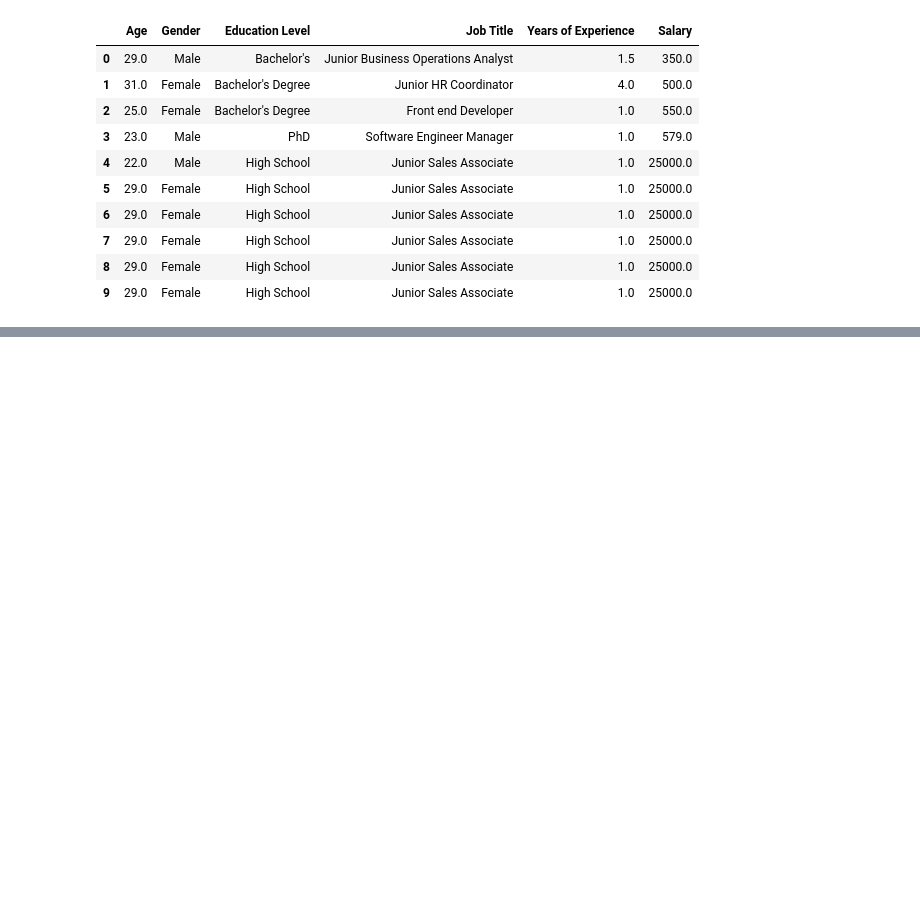
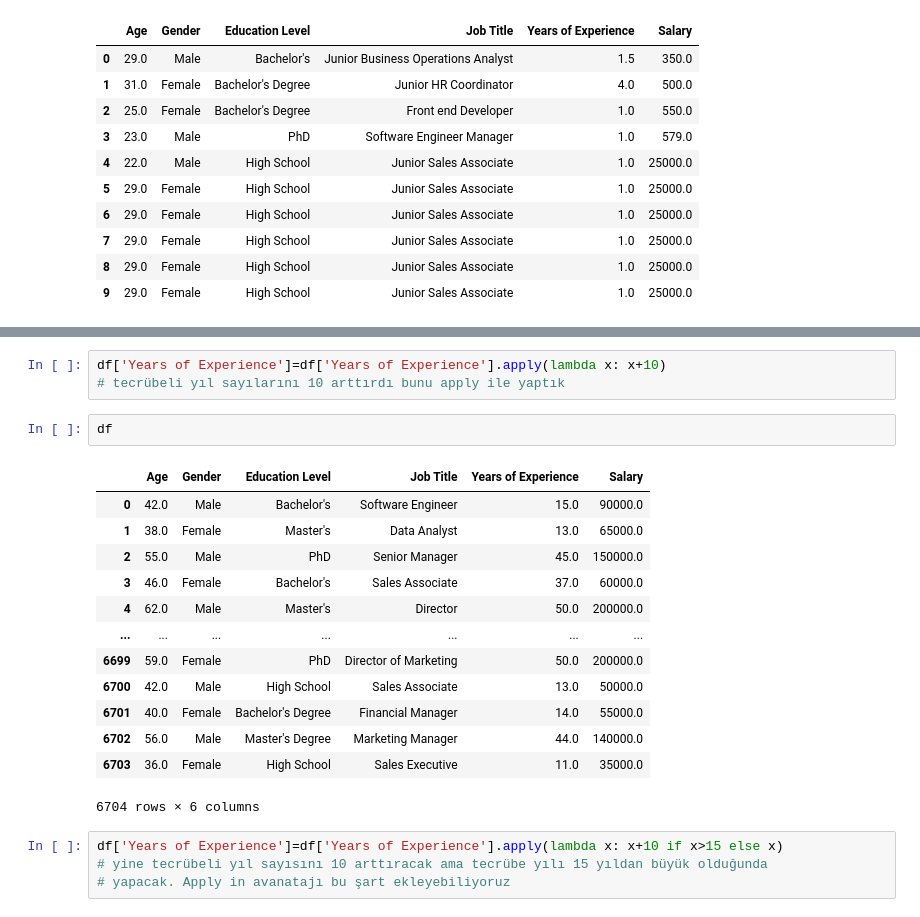
Before and after one commit to aysenuradnrr/Veri-Analizi-E-itimi, a Jupyter notebook: Untitled.ipynb, the cells around one changed output, grey strips where cells are left out. Cells and saved outputs as stored; diff of their text form; blank space fills up the shorter version.

```diff
--- a/Untitled.ipynb
+++ b/Untitled.ipynb
@@ -535,0 +662,23 @@ df.reset_index(drop=True)
+# %%
+df['Years of Experience']=df['Years of Experience'].apply(lambda x: x+10)
+# tecrübeli yıl sayılarını 10 arttırdı bunu apply ile yaptık
+# %%
+df
+# %% [output]
+|  | Age | Gender | Education Level | Job Title | Years of Experience | Salary |
+| 0 | 42.0 | Male | Bachelor's | Software Engineer | 15.0 | 90000.0 |
+| 1 | 38.0 | Female | Master's | Data Analyst | 13.0 | 65000.0 |
+| 2 | 55.0 | Male | PhD | Senior Manager | 45.0 | 150000.0 |
+| 3 | 46.0 | Female | Bachelor's | Sales Associate | 37.0 | 60000.0 |
+| 4 | 62.0 | Male | Master's | Director | 50.0 | 200000.0 |
+| ... | ... | ... | ... | ... | ... | ... |
+| 6699 | 59.0 | Female | PhD | Director of Marketing | 50.0 | 200000.0 |
+| 6700 | 42.0 | Male | High School | Sales Associate | 13.0 | 50000.0 |
+| 6701 | 40.0 | Female | Bachelor's Degree | Financial Manager | 14.0 | 55000.0 |
+| 6702 | 56.0 | Male | Master's Degree | Marketing Manager | 44.0 | 140000.0 |
+| 6703 | 36.0 | Female | High School | Sales Executive | 11.0 | 35000.0 |
+6704 rows × 6 columns
+# %%
+df['Years of Experience']=df['Years of Experience'].apply(lambda x: x+10 if x>15 else x)
+# yine tecrübeli yıl sayısını 10 arttıracak ama tecrübe yılı 15 yıldan büyük olduğunda
+# yapacak. Apply in avanatajı bu şart ekleyebiliyoruz
```
Also changed, not shown: parts of 17 cells of this notebook.
